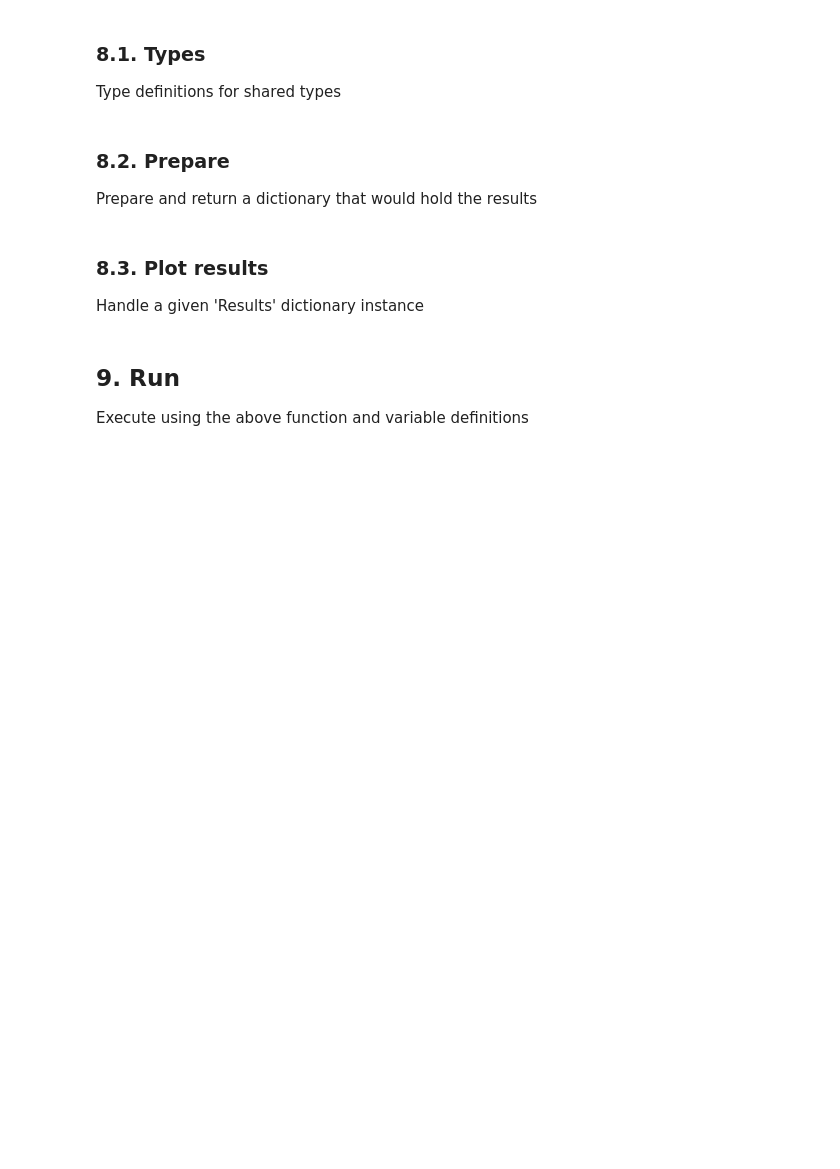
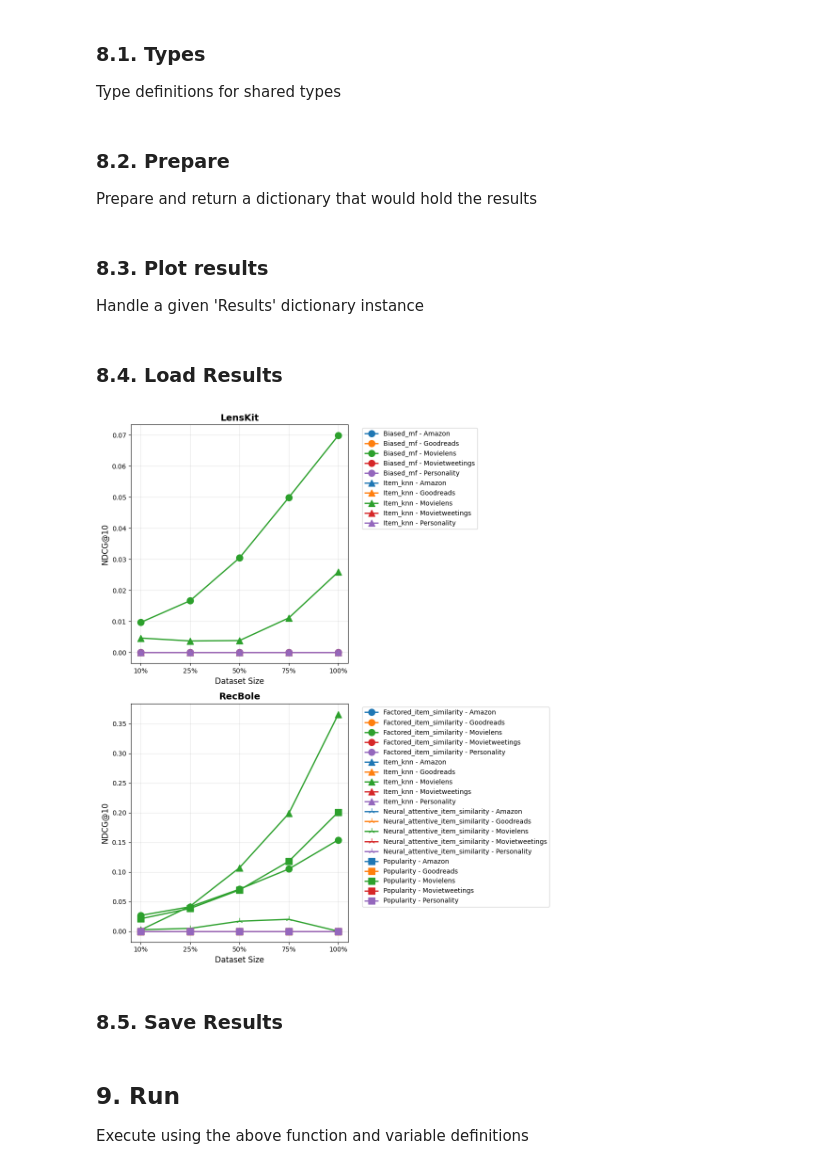
Before and after one commit to Youssef-Tarek-Tewfik/unreasonable-effectiveness-recsys, a Jupyter notebook: notebook.ipynb, the cells around one changed output. Saved outputs shown, nothing was run; the diff lists cells and outputs as text; code cells hidden in the pictures; blank space fills up the shorter version.

```diff
--- a/notebook.ipynb
+++ b/notebook.ipynb
@@ -69,9 +71,15 @@ import shutil
 from google.colab import drive
 
 
-drive.mount("/content/drive", readonly=True)
-source = "/content/drive/My Drive/Workspace/Thesis/Repository/unreasonable-effectiveness-recsys/datasets"
-destination = "./datasets"
+DRIVE_ROOT = "/content/drive/My Drive/Workspace/Thesis/Repository/unreasonable-effectiveness-recsys/"
 
-shutil.copytree(source, destination)
+
+drive.mount("/content/drive/", readonly=False)
+
+source = DRIVE_ROOT
+destination = "./"
+directories = ["datasets/", "recbole/datasets/"]
+
+for directory in directories:
+  shutil.copytree(source + directory, destination + directory)
 # %% [output]
@@ -79,0 +89,11 @@ FileExistsError: [Errno 17] File exists: './datasets'
+# %%
+import yaml
+
+
+DRIVE_RESULTS = DRIVE_ROOT + "results/"
+DRIVE_RESULTS_LATEST = DRIVE_RESULTS + "latest.yaml"
+
+
+def drive_load_results() -> dict:
+  with open(DRIVE_RESULTS_LATEST, "r") as f:
+    return yaml.safe_load(f)
@@ -392,9 +458,10 @@ def plot_results(results: Results, figsize=(10, 12)) -> None:
       for dataset_index, dataset in enumerate(datasets):
         # Extract sizes and values
         size_value = results[library][algorithm][dataset]
+        size_value = dict(sorted(size_value.items(), key=lambda item: int(item[0].rstrip('%'))))
         sizes = list(size_value.keys())
-        # sizes = [f"{int(size * 100)}%" for size in sizes]
         values = list(size_value.values())
+        values = [value if value > 0 else 0 for value in values]
 
         marker = MARKERS[algorithm_index]
         color = COLORS[dataset_index]
@@ -452,3 +519,16 @@ def create_sample_data():
             }
         }
     }
+# %% [markdown]
+### 8.4. Load Results
+# %%
+
+def load_results() -> Results:
+  results: Results = drive_load_results()
+  return results
+
+plot_results(load_results())
+# %% [output]
+[figure, added]
+# %% [markdown]
+### 8.5. Save Results
```
Also changed, not shown: parts of 18 cells of this notebook, 6 other files.
